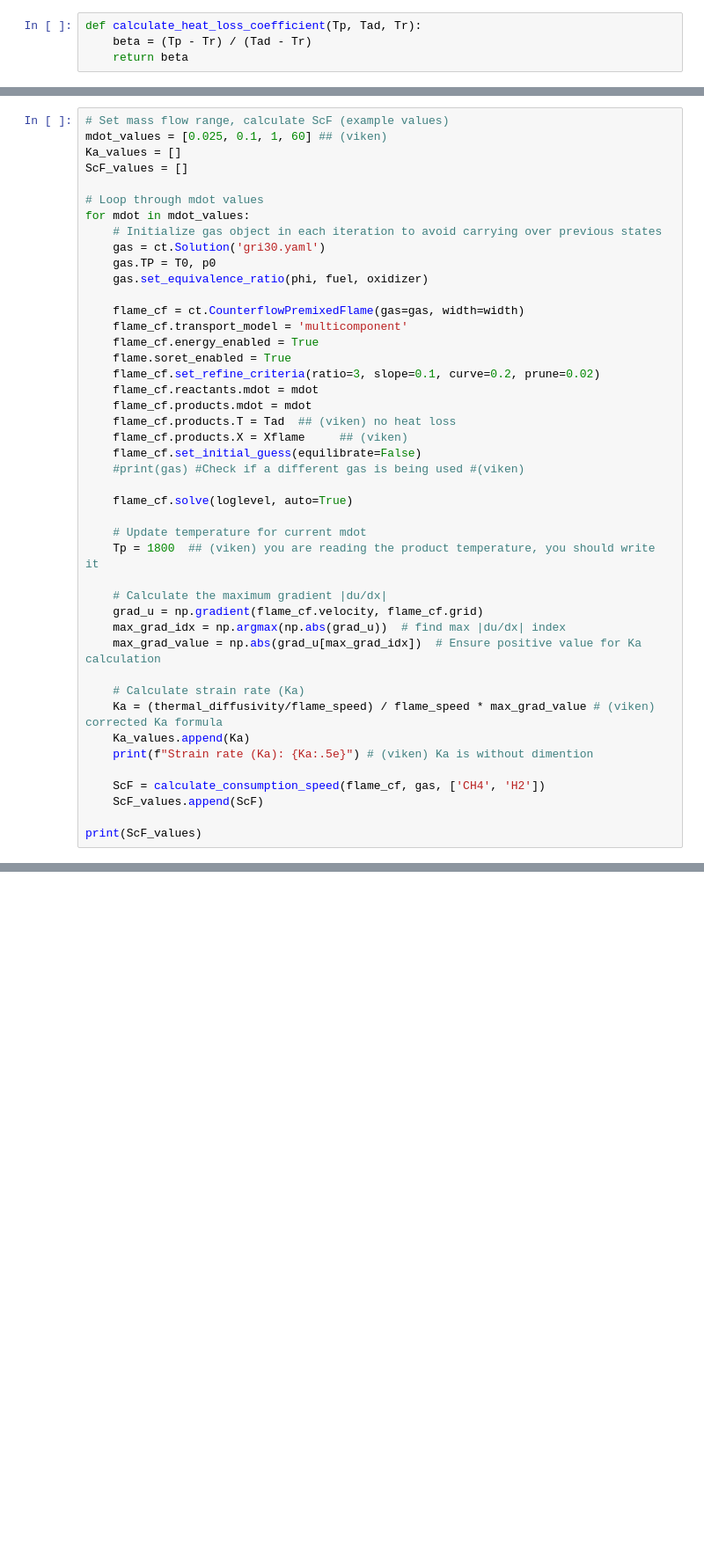
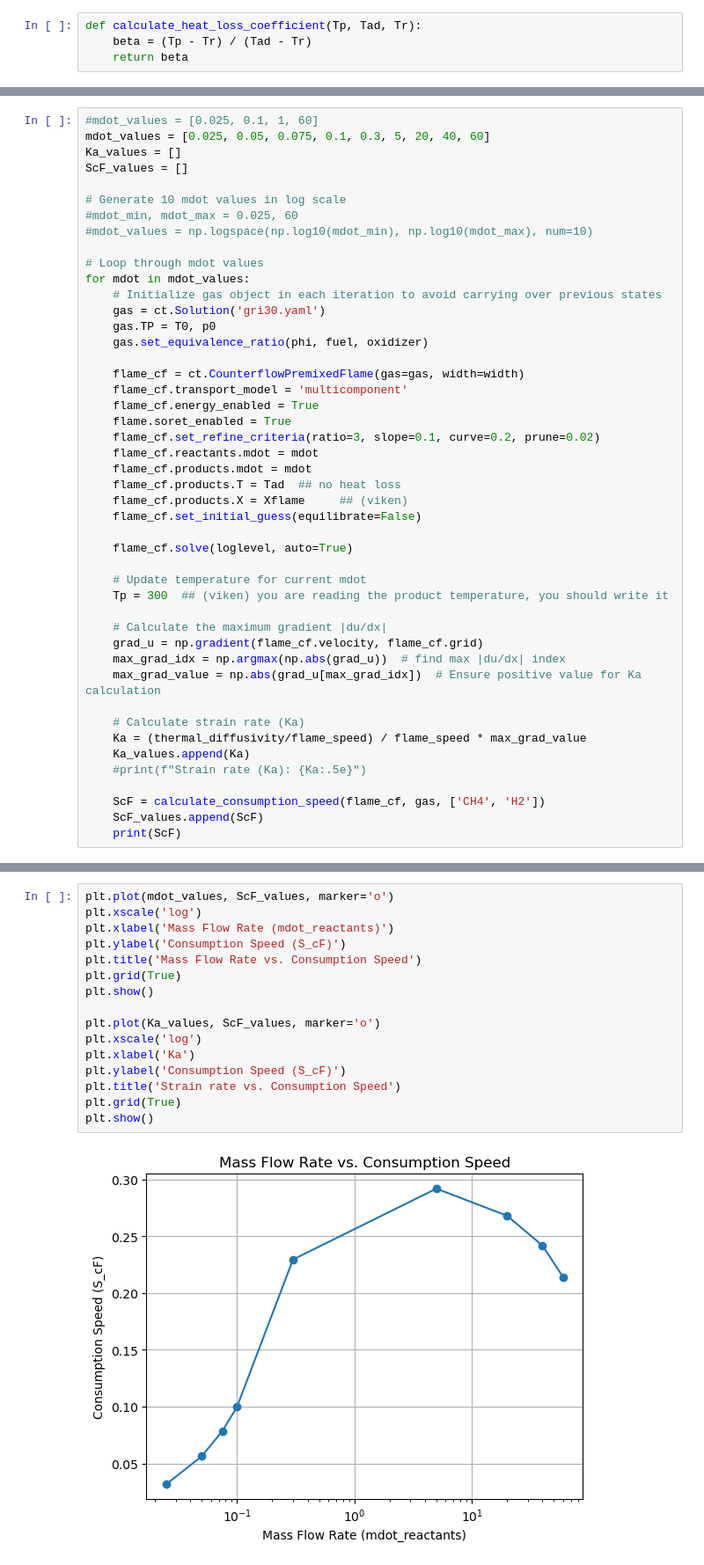
Before and after one commit to solheeing/CanteraTabulation, a Jupyter notebook: codes/test-myproject.ipynb, the cells around one changed output, grey strips where cells are left out. Shown at 88% size. Drawn from its saved outputs; the diff is of its cells as text; blank space fills up the shorter version.

Commit message:
plot two graphs

```diff
--- a/codes/test-myproject.ipynb
+++ b/codes/test-myproject.ipynb
@@ -68,10 +68,14 @@ def calculate_consumption_speed(flame_cf, gas, fuel_species):
     #print("Mass Fraction Difference:", mass_fraction_diff)
     return S_cF
 # %%
-# Set mass flow range, calculate ScF (example values)
-mdot_values = [0.025, 0.1, 1, 60] ## (viken)
+#mdot_values = [0.025, 0.1, 1, 60]
+mdot_values = [0.025, 0.05, 0.075, 0.1, 0.3, 5, 20, 40, 60]
 Ka_values = []
 ScF_values = []
+
+# Generate 10 mdot values in log scale
+#mdot_min, mdot_max = 0.025, 60
+#mdot_values = np.logspace(np.log10(mdot_min), np.log10(mdot_max), num=10)
 
 # Loop through mdot values
 for mdot in mdot_values:
@@ -87,15 +91,14 @@ for mdot in mdot_values:
     flame_cf.set_refine_criteria(ratio=3, slope=0.1, curve=0.2, prune=0.02)
     flame_cf.reactants.mdot = mdot
     flame_cf.products.mdot = mdot
-    flame_cf.products.T = Tad  ## (viken) no heat loss
+    flame_cf.products.T = Tad  ## no heat loss
     flame_cf.products.X = Xflame     ## (viken)
     flame_cf.set_initial_guess(equilibrate=False)
-    #print(gas) #Check if a different gas is being used #(viken)
 
     flame_cf.solve(loglevel, auto=True)
 
     # Update temperature for current mdot
-    Tp = 1800  ## (viken) you are reading the product temperature, you should write it
+    Tp = 300  ## (viken) you are reading the product temperature, you should write it
 
     # Calculate the maximum gradient |du/dx|
     grad_u = np.gradient(flame_cf.velocity, flame_cf.grid)
@@ -103,12 +106,11 @@ for mdot in mdot_values:
     max_grad_value = np.abs(grad_u[max_grad_idx])  # Ensure positive value for Ka calculation
 
     # Calculate strain rate (Ka)
-    Ka = (thermal_diffusivity/flame_speed) / flame_speed * max_grad_value # (viken) corrected Ka formula
+    Ka = (thermal_diffusivity/flame_speed) / flame_speed * max_grad_value
     Ka_values.append(Ka)
-    print(f"Strain rate (Ka): {Ka:.5e}") # (viken) Ka is without dimention
+    #print(f"Strain rate (Ka): {Ka:.5e}")
 
     ScF = calculate_consumption_speed(flame_cf, gas, ['CH4', 'H2'])
     ScF_values.append(ScF)
-
-print(ScF_values)
+    print(ScF)
 # %% [output]
@@ -135,0 +143,18 @@ plt.show()
+# %%
+plt.plot(mdot_values, ScF_values, marker='o')
+plt.xscale('log')
+plt.xlabel('Mass Flow Rate (mdot_reactants)')
+plt.ylabel('Consumption Speed (S_cF)')
+plt.title('Mass Flow Rate vs. Consumption Speed')
+plt.grid(True)
+plt.show()
+
+plt.plot(Ka_values, ScF_values, marker='o')
+plt.xscale('log')
+plt.xlabel('Ka')
+plt.ylabel('Consumption Speed (S_cF)')
+plt.title('Strain rate vs. Consumption Speed')
+plt.grid(True)
+plt.show()
+# %% [output]
+[figure, added]
```
Also changed, not shown: parts of 5 cells of this notebook.
